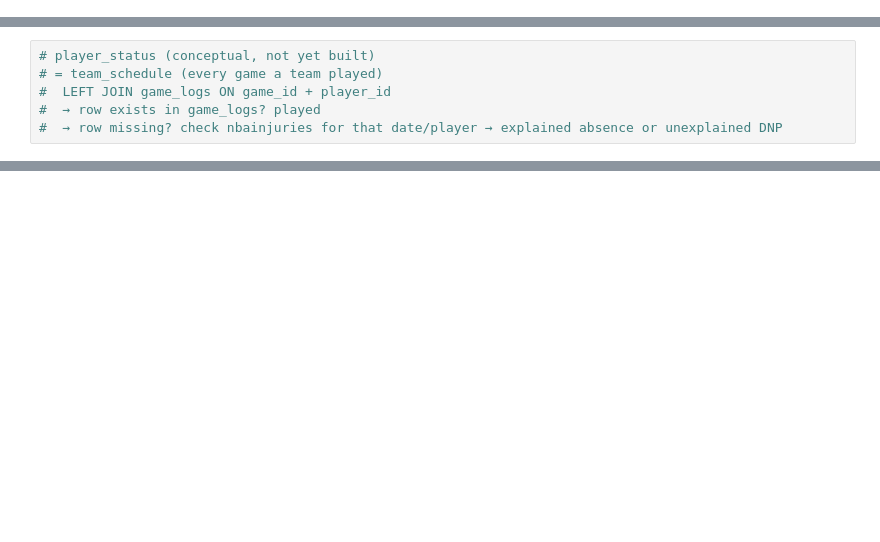
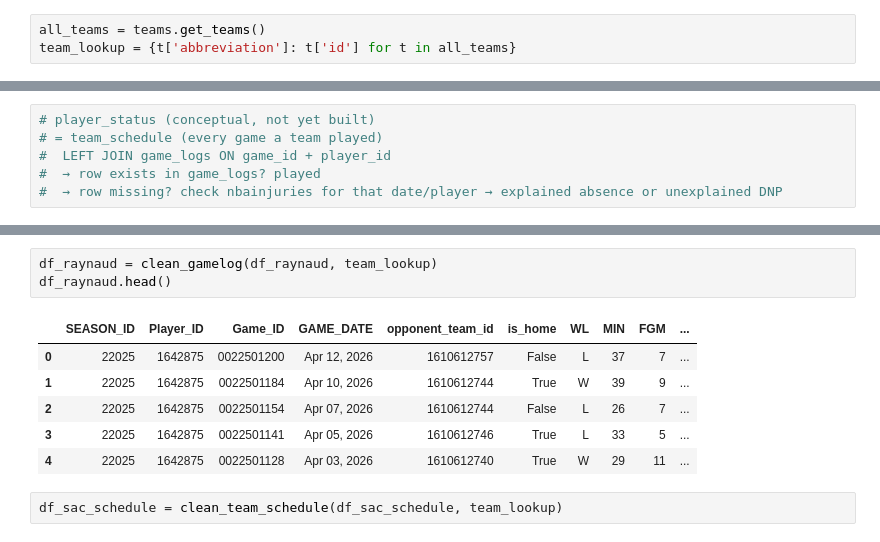
Before and after one commit to devinklong/two_words, a Jupyter notebook: notebooks/03_explore_team_schedule.ipynb, the cells around one changed output, grey strips where cells are left out. Drawn from its saved outputs; the diff is of its cells as text; blank space fills up the shorter version.

```diff
--- a/notebooks/03_explore_team_schedule.ipynb
+++ b/notebooks/03_explore_team_schedule.ipynb
@@ -16,0 +40,3 @@ df_sac_schedule.head()
+# %%
+all_teams = teams.get_teams()
+team_lookup = {t['abbreviation']: t['id'] for t in all_teams}
@@ -22,0 +154,12 @@ df_sac_schedule.head()
+# %%
+df_raynaud = clean_gamelog(df_raynaud, team_lookup)
+df_raynaud.head()
+# %% [output]
+|  | SEASON_ID | Player_ID | Game_ID | GAME_DATE | opponent_team_id | is_home | WL | MIN | FGM | ... |
+| 0 | 22025 | 1642875 | 0022501200 | Apr 12, 2026 | 1610612757 | False | L | 37 | 7 | ... |
+| 1 | 22025 | 1642875 | 0022501184 | Apr 10, 2026 | 1610612744 | True | W | 39 | 9 | ... |
+| 2 | 22025 | 1642875 | 0022501154 | Apr 07, 2026 | 1610612744 | False | L | 26 | 7 | ... |
+| 3 | 22025 | 1642875 | 0022501141 | Apr 05, 2026 | 1610612746 | True | L | 33 | 5 | ... |
+| 4 | 22025 | 1642875 | 0022501128 | Apr 03, 2026 | 1610612740 | True | W | 29 | 11 | ... |
+# %%
+df_sac_schedule = clean_team_schedule(df_sac_schedule, team_lookup)
```
Also changed, not shown: parts of 14 cells of this notebook, 1 other file.
